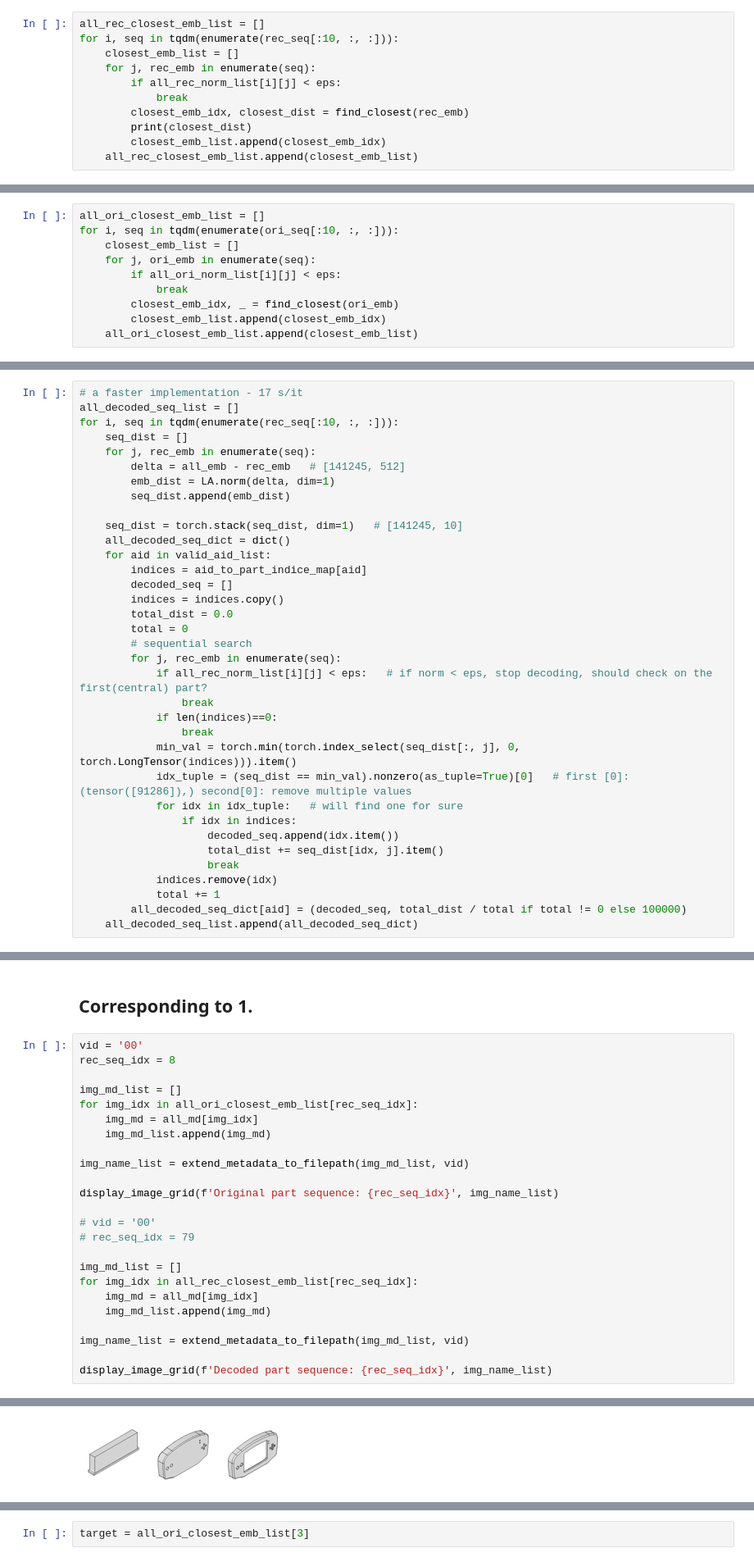
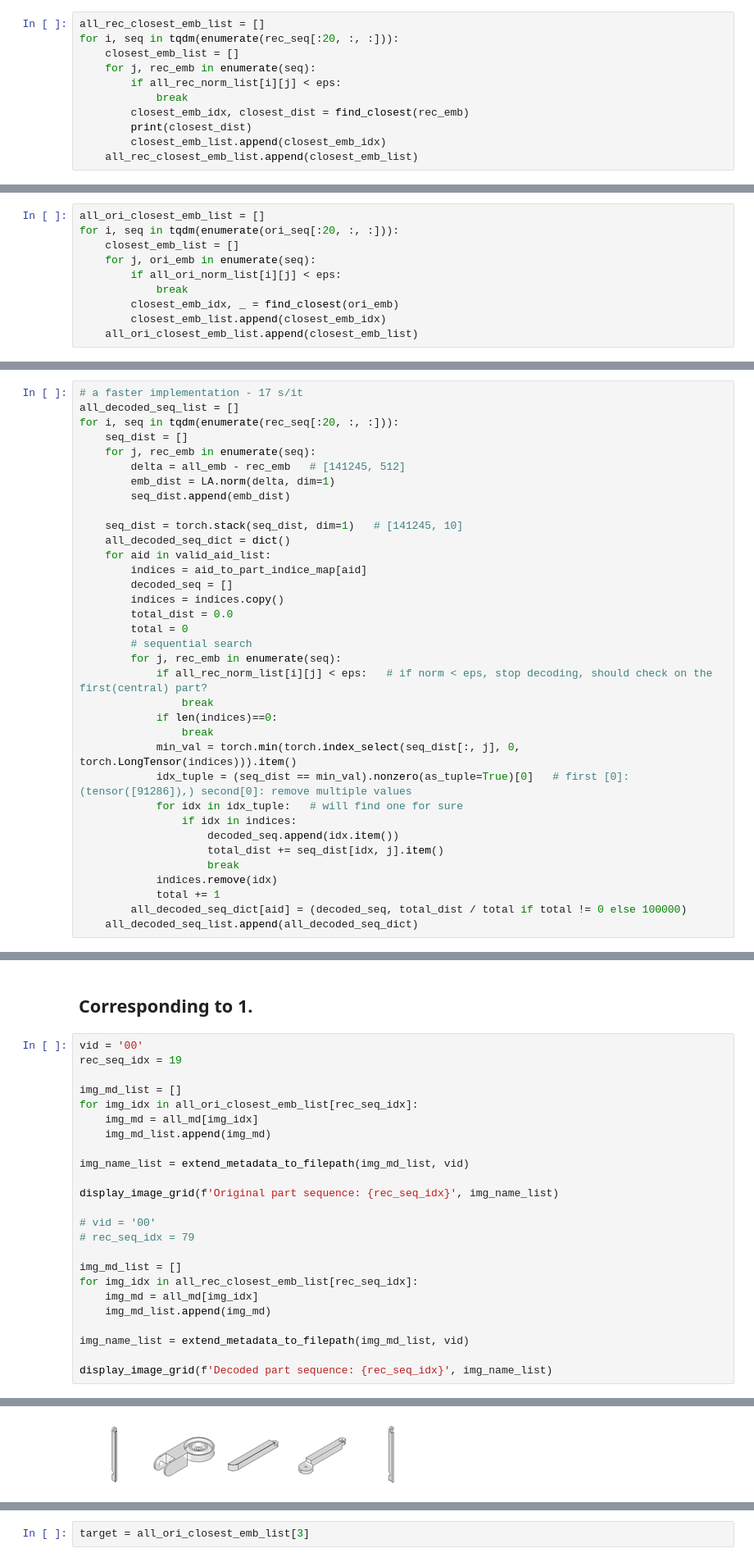
Before and after one commit to gymbeijing/mechanism-identification-public, a Jupyter notebook: search_parts.ipynb, the cells around one changed output, grey strips where cells are left out. Shown at 82% size. Drawn from its saved outputs; the diff is of its cells as text.

```diff
--- a/search_parts.ipynb
+++ b/search_parts.ipynb
@@ -128,7 +128,7 @@ def find_closest(emb, indices=list(range(len(all_emb)))):
     return idx.item(), dist[idx].item()
 # %%
 all_rec_closest_emb_list = []
-for i, seq in tqdm(enumerate(rec_seq[:10, :, :])):
+for i, seq in tqdm(enumerate(rec_seq[:20, :, :])):
     closest_emb_list = []
     for j, rec_emb in enumerate(seq):
         if all_rec_norm_list[i][j] < eps:
@@ -219,6 +238,6 @@ tensor(0.0130, grad_fn=<MseLossBackward0>)
 # %%
 all_ori_closest_emb_list = []
-for i, seq in tqdm(enumerate(ori_seq[:10, :, :])):
+for i, seq in tqdm(enumerate(ori_seq[:20, :, :])):
     closest_emb_list = []
     for j, ori_emb in enumerate(seq):
         if all_ori_norm_list[i][j] < eps:
@@ -395,7 +420,7 @@ print(aid_to_part_indice_map)
 # %%
 # a faster implementation - 17 s/it
 all_decoded_seq_list = []
-for i, seq in tqdm(enumerate(rec_seq[:10, :, :])):
+for i, seq in tqdm(enumerate(rec_seq[:20, :, :])):
     seq_dist = []
     for j, rec_emb in enumerate(seq):
         delta = all_emb - rec_emb   # [141245, 512]
@@ -743,7 +788,7 @@ for dec_seq_idx in range(10):
 ## Corresponding to 1.
 # %%
 vid = '00'
-rec_seq_idx = 8
+rec_seq_idx = 19
 
 img_md_list = []
 for img_idx in all_ori_closest_emb_list[rec_seq_idx]:
@@ -770 +815 @@ Original part sequence: 8
-[figure, old version]
+[figure, new version]
```
Also changed, not shown: parts of 9 cells of this notebook.
